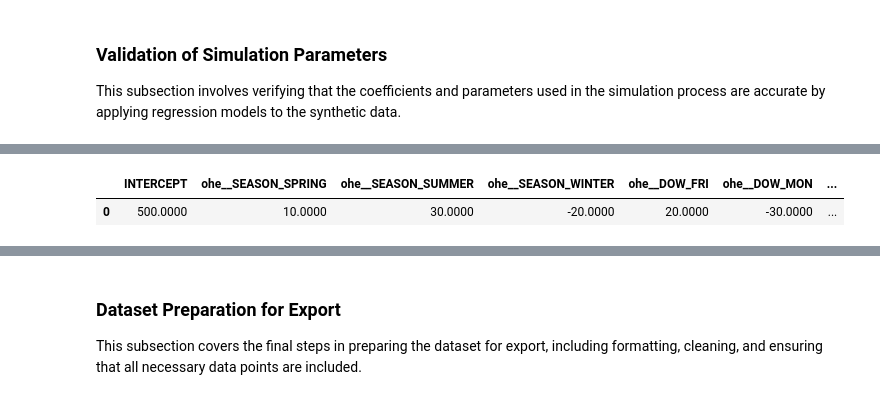
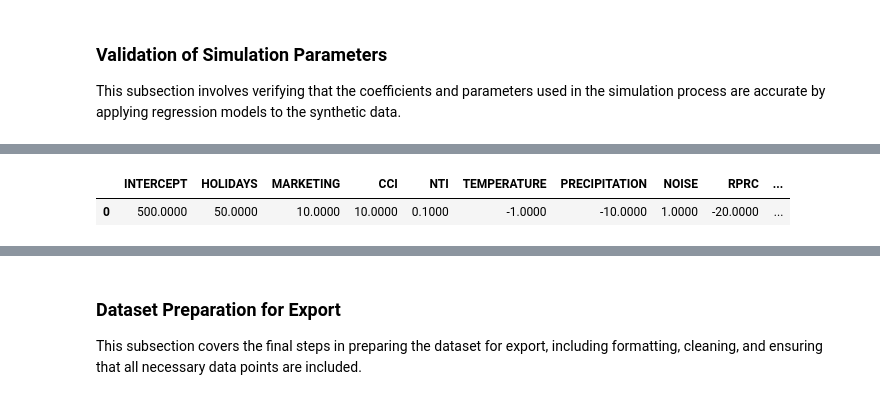
Before and after one commit to saschaschworm/big-data-and-data-science, a Jupyter notebook: notebooks/demand-forecasting.ipynb, the cells around one changed output, grey strips where cells are left out. Saved outputs shown, nothing was run; the diff lists cells and outputs as text; code cells hidden in the pictures.

```diff
--- a/notebooks/demand-forecasting.ipynb
+++ b/notebooks/demand-forecasting.ipynb
@@ -29,6 +33,9 @@ sklearn.set_config(transform_output="pandas")
 
 # Configuration for Demand Forecasting (Start Year, End Year, and Warmup Period (Initial Days for Demand Generation))
 START, END, MONTH, WARMUP = 2023, 2024, 8, 7
+# %%
+ForwardFillTransformer = FunctionTransformer(lambda x: x.copy().ffill())
+EpochTransformer = FunctionTransformer(lambda x: x.copy().apply(lambda z: z.astype("int64")), lambda x: x.copy().apply(pd.to_datetime))
 # %% [markdown]
 ## Data Ingestion and Transformation of the Nutritional Trends Index
 
@@ -469,0 +451,32 @@ pipeline = pipeline.fit(df__demand__verification.loc[7:].drop(["PDATE", "DATE",
+# %%
+pipeline = make_pipeline(
+    # Imputation of Missing Values
+    CategoricalImputer(imputation_method="frequent", variables=["PROMOTION"]),
+    # SklearnTransformerWrapper(KNNImputer(n_neighbors=4, weights="distance"), variables=["TDATEINT", "TEMPERATURE"]),
+    SklearnTransformerWrapper(ForwardFillTransformer, variables=["TEMPERATURE"]),
+
+    # Outlier Handling
+    Winsorizer(capping_method="iqr", tail="right", fold=1.5, variables=["NTI"]),
+
+    # Feature Extraction
+    LagFeatures(periods=[1, 2, 3], variables=["DEMAND"]),
+    WindowFeatures(window=7, periods=1, drop_na=True, functions=["mean", "std"], variables=["DEMAND"]),
+    DatetimeFeatures(features_to_extract=["day_of_month", "day_of_week"], drop_original=False, variables=["TDATE"]),
+
+    # Categorical Encoding
+    CyclicalFeatures(drop_original=True, variables=["TDATE_day_of_month"]),
+    SklearnTransformerWrapper(OneHotEncoder(drop=[["SUMMER"]], categories=[["WINTER", "SUMMER", "FALL", "SPRING"]], sparse_output=False), variables=["SEASON"]),
+    SklearnTransformerWrapper(OneHotEncoder(drop=[["NONE"]], categories=[["NONE", "DISCOUNT", "BOGO"]], sparse_output=False), variables=["PROMOTION"]),
+    SklearnTransformerWrapper(OneHotEncoder(drop=[["NO"]], categories=[["NO", "YES"]], sparse_output=False), variables=["CAF"]),
+    SklearnTransformerWrapper(OneHotEncoder(drop=[[0]], categories=[[0, 1, 2, 3, 4, 5]], sparse_output=False), variables=["TDATE_day_of_week"]),
+    SklearnTransformerWrapper(OrdinalEncoder(categories=[["LOW", "MEDIUM", "HIGH"]]), variables=["MARKETING"]),
+
+    # Interaction Effects
+    RelativeFeatures(func=["mul"], reference=["MARKETING"], variables=["CAF_YES", "PROMOTION_DISCOUNT", "PROMOTION_BOGO"]),
+
+    DropFeatures(["TDATE", "DEMAND"]),
+    LinearRegression()
+)
+# %%
+features = ["TDATE", "DEMAND", "SEASON", "HOLIDAYS", "MARKETING", "PROMOTION", "CAF", "CCI", "NTI", "TEMPERATURE", "PRECIPITATION", "NOISE", "RPRC"]
+pipeline[:-1].fit_transform(df__demand__raw[features], df__demand__raw["DEMAND"]).head(11)
@@ -470,5 +496,6 @@ pipeline = pipeline.fit(df__demand__verification.loc[7:].drop(["PDATE", "DATE",
 # %%
-DataFrame([pipeline[-1].intercept_, *pipeline[-1].coef_], index=["INTERCEPT", *pipeline[:-1].get_feature_names_out()]).T
+pipeline = pipeline.fit(df__demand__raw[features], df__demand__raw["DEMAND"])
+DataFrame([pipeline[-1].intercept_, *pipeline[-1].coef_], index=["INTERCEPT", *pipeline[-2].get_feature_names_out()]).T
 # %% [output]
-|  | INTERCEPT | ohe__SEASON_SPRING | ohe__SEASON_SUMMER | ohe__SEASON_WINTER | ohe__DOW_FRI | ohe__DOW_MON | ... |
-| 0 | 500.0000 | 10.0000 | 30.0000 | -20.0000 | 20.0000 | -30.0000 | ... |
+|  | INTERCEPT | HOLIDAYS | MARKETING | CCI | NTI | TEMPERATURE | PRECIPITATION | NOISE | RPRC | ... |
+| 0 | 500.0000 | 50.0000 | 10.0000 | 10.0000 | 0.1000 | -1.0000 | -10.0000 | 1.0000 | -20.0000 | ... |
```
Also changed, not shown: parts of 23 cells of this notebook, 3 other files.
